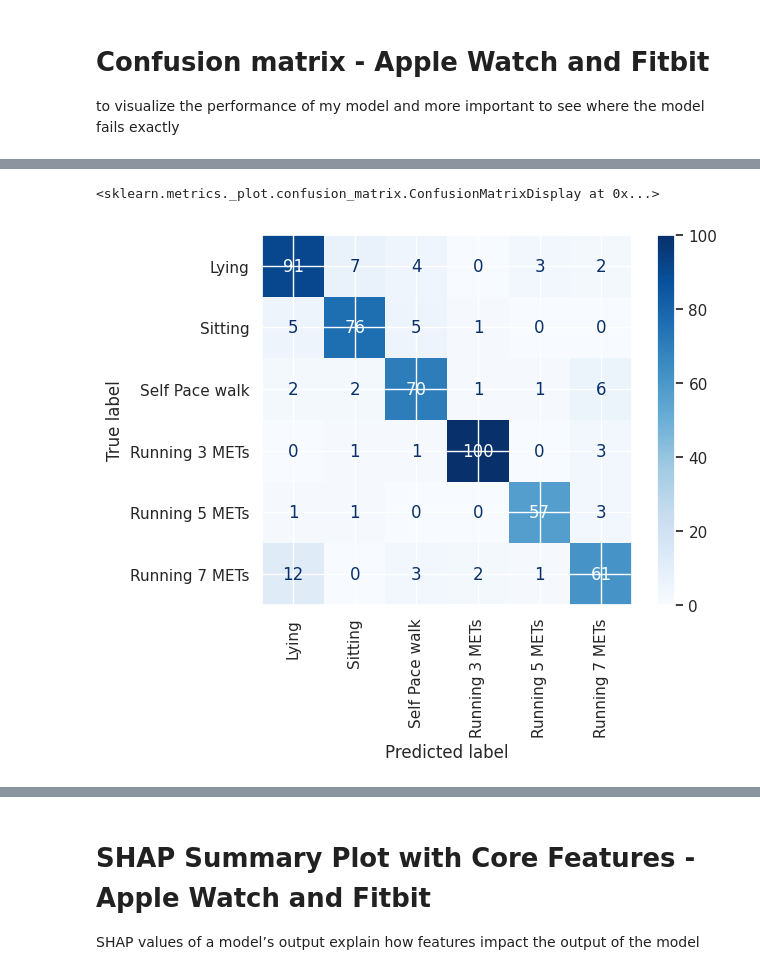
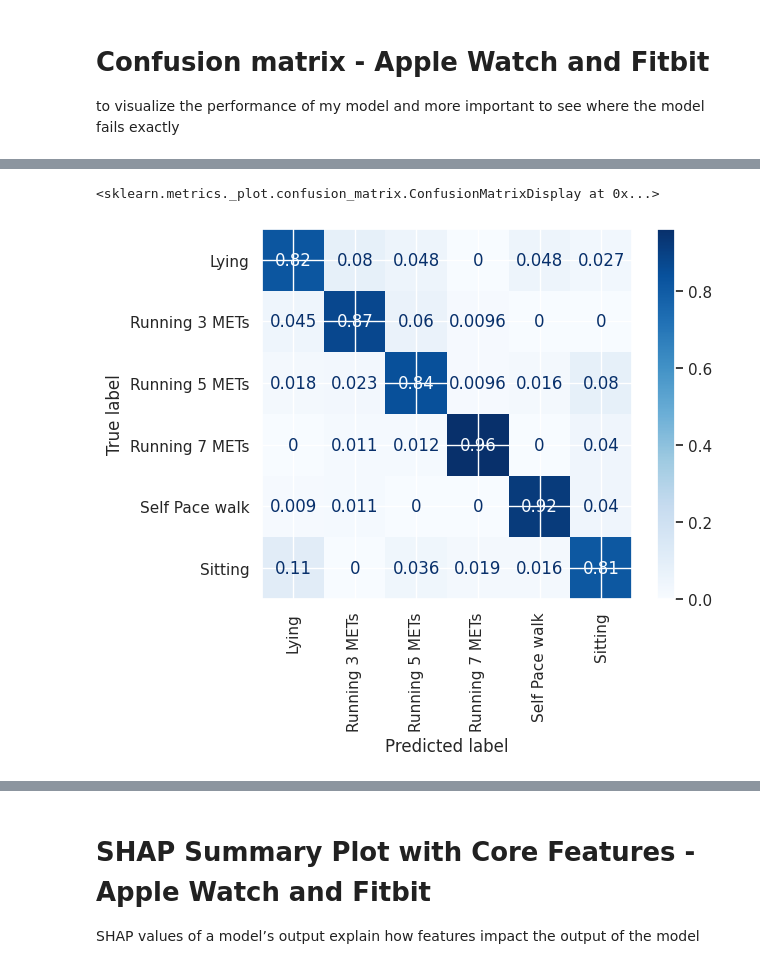
Before and after one commit to bernadetti0/predicting_activity, a Jupyter notebook: notebooks/Data_Analysis _arpita_version2.ipynb, the cells around one changed output, grey strips where cells are left out. Saved outputs shown, nothing was run; the diff lists cells and outputs as text; code cells hidden in the pictures.

```diff
--- a/notebooks/Data_Analysis _arpita_version2.ipynb
+++ b/notebooks/Data_Analysis _arpita_version2.ipynb
@@ -855,14 +889,14 @@ cm_display_apple.plot(cmap=plt.cm.Blues, xticks_rotation='vertical')
 # %%
-# Compute the confusion matrix for Fitbit
-cm_fitbit = confusion_matrix(y_test_fitbit, y_fitbit_pred_rf)
+# Compute the Normalized confusion matrix for Fitbit
+cm_fitbit = confusion_matrix(y_test_fitbit, y_fitbit_pred_rf, normalize='pred')
 
-class_names = ['Lying', 'Sitting', 'Self Pace walk', 'Running 3 METs', 'Running 5 METs', 'Running 7 METs']
+class_names = ['Lying', 'Running 3 METs', 'Running 5 METs', 'Running 7 METs', 'Self Pace walk', 'Sitting']
 
 # Create ConfusionMatrixDisplay object
 cm_display_fitbit = ConfusionMatrixDisplay(confusion_matrix=cm_fitbit, display_labels=class_names)
 
 # Plot confusion matrix using ConfusionMatrixDisplay
 cm_display_fitbit.plot(cmap=plt.cm.Blues, xticks_rotation='vertical')
 # %% [output]
 <sklearn.metrics._plot.confusion_matrix.ConfusionMatrixDisplay at 0x...>
-[figure, old version]
+[figure, new version]
```
Also changed, not shown: parts of 9 cells of this notebook.
